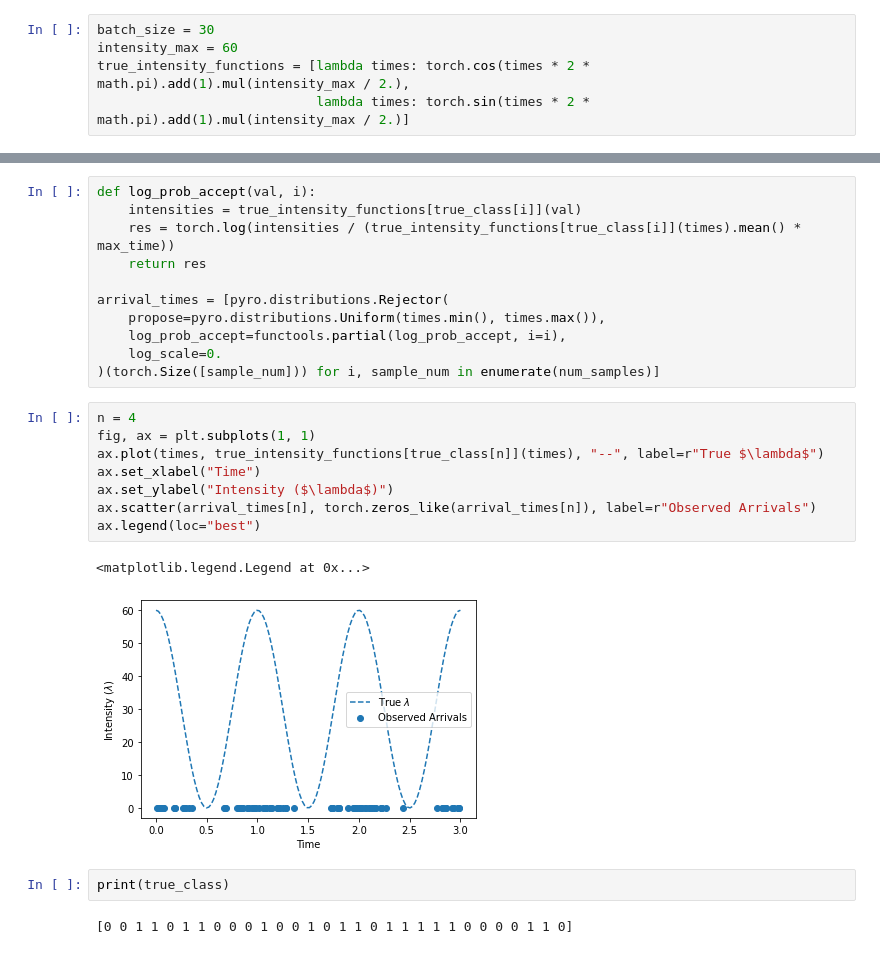
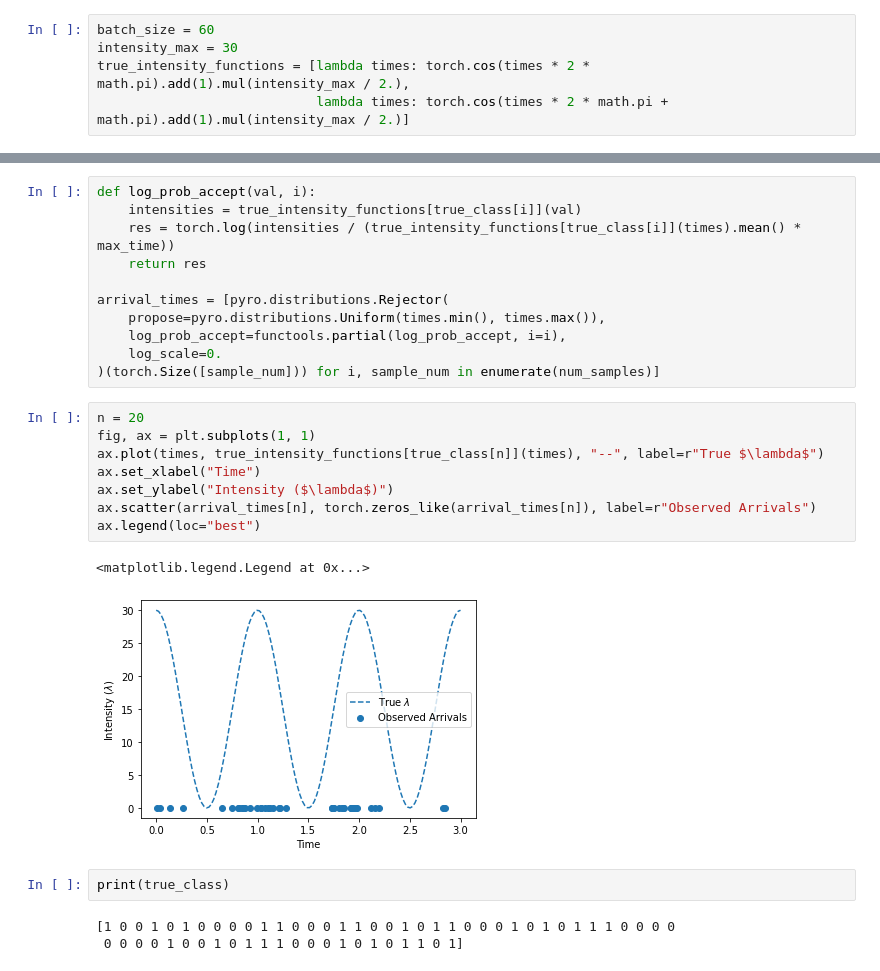
Before and after one commit to morim3/NeuroCluster, a Jupyter notebook: experiment/artificial_data.ipynb, the cells around one changed output, grey strips where cells are left out. Saved outputs shown, nothing was run; the diff lists cells and outputs as text.

```diff
--- a/experiment/artificial_data.ipynb
+++ b/experiment/artificial_data.ipynb
@@ -25,10 +26,10 @@ import functools
 %load_ext autoreload
 %autoreload 2
 # %%
-batch_size = 30
-intensity_max = 60
+batch_size = 60
+intensity_max = 30
 true_intensity_functions = [lambda times: torch.cos(times * 2 * math.pi).add(1).mul(intensity_max / 2.),
-                            lambda times: torch.sin(times * 2 * math.pi).add(1).mul(intensity_max / 2.)]
+                            lambda times: torch.cos(times * 2 * math.pi + math.pi).add(1).mul(intensity_max / 2.)]
 # %%
 max_time = 3
 
@@ -51,20 +52,21 @@ arrival_times = [pyro.distributions.Rejector(
     log_scale=0.
 )(torch.Size([sample_num])) for i, sample_num in enumerate(num_samples)]
 # %%
-n = 4
+n = 20
 fig, ax = plt.subplots(1, 1)
 ax.plot(times, true_intensity_functions[true_class[n]](times), "--", label=r"True $\lambda$")
 ax.set_xlabel("Time")
 ax.set_ylabel("Intensity ($\lambda$)")
 ax.scatter(arrival_times[n], torch.zeros_like(arrival_times[n]), label=r"Observed Arrivals")
 ax.legend(loc="best")
 # %% [output]
 <matplotlib.legend.Legend at 0x...>
-[figure, old version]
+[figure, new version]
 # %%
 print(true_class)
 # %% [output]
-[0 0 1 1 0 1 1 0 0 0 1 0 0 1 0 1 1 0 1 1 1 1 1 0 0 0 0 1 1 0]
+[1 0 0 1 0 1 0 0 0 0 1 1 0 0 0 1 1 0 0 1 0 1 1 0 0 0 1 0 1 0 1 1 1 0 0 0 0
+ 0 0 0 0 1 0 0 1 0 1 1 1 0 0 0 1 0 1 0 1 1 0 1]
 # %%
 class PackedSequence:
     def __init__(self, data, batch_sizes):
```
Also changed, not shown: parts of 11 cells of this notebook, 1 other file.
